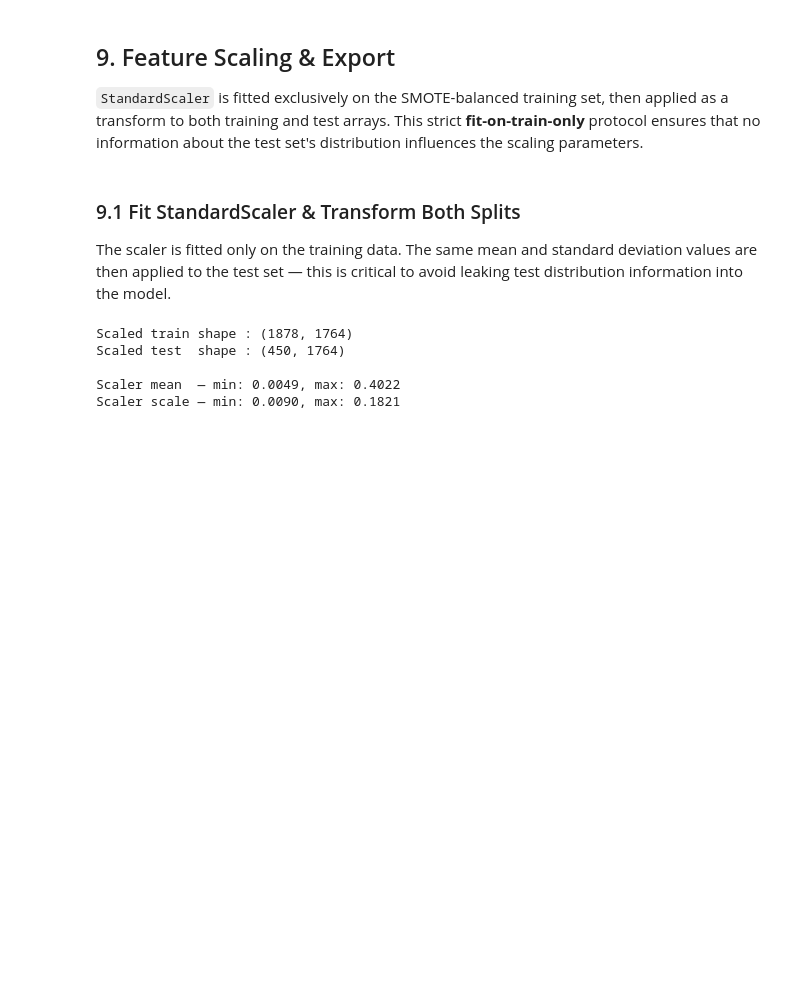
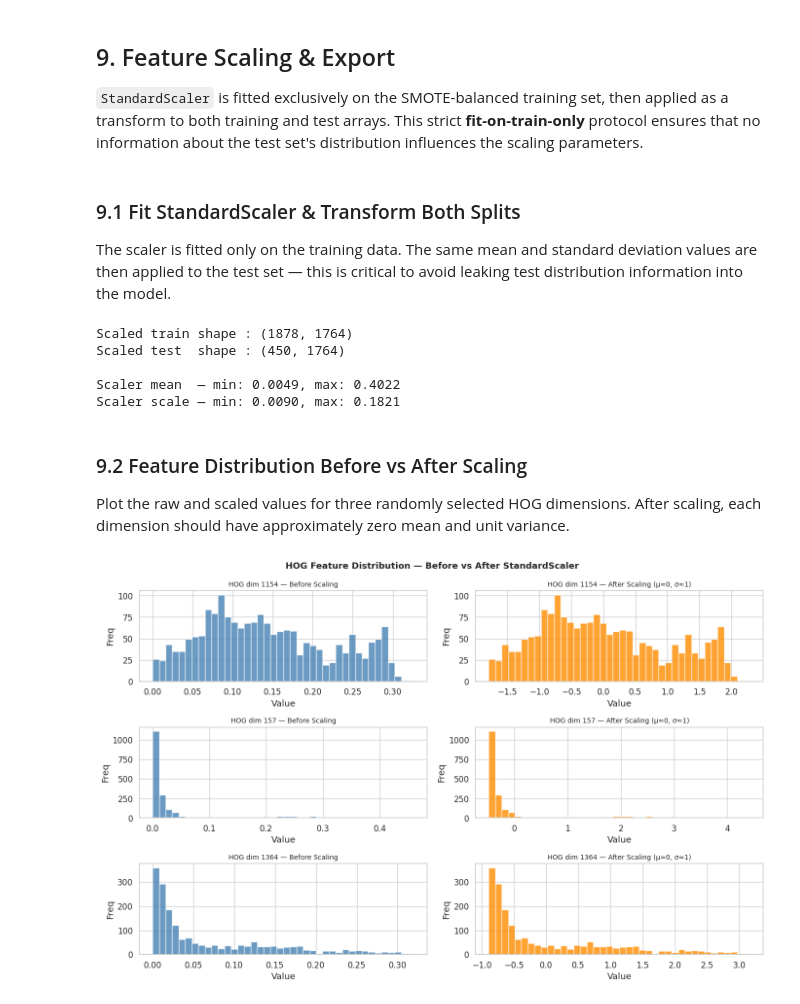
Before and after one commit to YasiniK/multimodal-student-cognitive-load-and-engagement-detection, a Jupyter notebook: Student_Engagement/se_eda_preprocessing.ipynb, the cells around one changed output. Drawn from its saved outputs; the diff is of its cells as text; code cells hidden in the pictures; blank space fills up the shorter version.

Commit message:
Feature Distribution Before vs After Scaling

```diff
--- a/Student_Engagement/se_eda_preprocessing.ipynb
+++ b/Student_Engagement/se_eda_preprocessing.ipynb
@@ -1300,3 +1300,34 @@ Scaled test  shape : (450, 1764)
 
 Scaler mean  — min: 0.0049, max: 0.4022
 Scaler scale — min: 0.0090, max: 0.1821
+# %% [markdown]
+### 9.2 Feature Distribution Before vs After Scaling
+
+Plot the raw and scaled values for three randomly selected HOG dimensions. After scaling, each dimension should have approximately zero mean and unit variance.
+# %%
+DIM_SHOW = 3   # show distributions for 3 random HOG features
+rng      = np.random.default_rng(42)
+# Pick 3 random HOG dimensions to check that scaling worked correctly
+feat_idx = rng.choice(X_train.shape[1], size=DIM_SHOW, replace=False)
+
+fig, axes = plt.subplots(DIM_SHOW, 2, figsize=(14, DIM_SHOW * 3))
+
+for r, fi in enumerate(feat_idx):
+# Before scaling: raw HOG values (range and scale vary per dimension)
+    axes[r, 0].hist(X_train[:, fi], bins=40, color='steelblue', alpha=0.8, edgecolor='white')
+    axes[r, 0].set_title(f'HOG dim {fi} — Before Scaling', fontsize=10)
+    axes[r, 0].set_xlabel('Value'); axes[r, 0].set_ylabel('Freq')
+
+# After scaling: values re-centred to mean≈0 and std≈1
+    axes[r, 1].hist(X_train_sc[:, fi], bins=40, color='darkorange', alpha=0.8, edgecolor='white')
+    axes[r, 1].set_title(f'HOG dim {fi} — After Scaling (μ≈0, σ≈1)', fontsize=10)
+    axes[r, 1].set_xlabel('Value'); axes[r, 1].set_ylabel('Freq')
+
+# A successful scaling should centre the orange histogram at 0 with unit spread
+plt.suptitle('HOG Feature Distribution — Before vs After StandardScaler',
+             fontsize=13, fontweight='bold')
+plt.tight_layout()
+plt.savefig(OUTPUT_DIR / 'feature_scaling_effect.png', dpi=150, bbox_inches='tight')
+plt.show()
+# %% [output]
+[figure, added]
```
